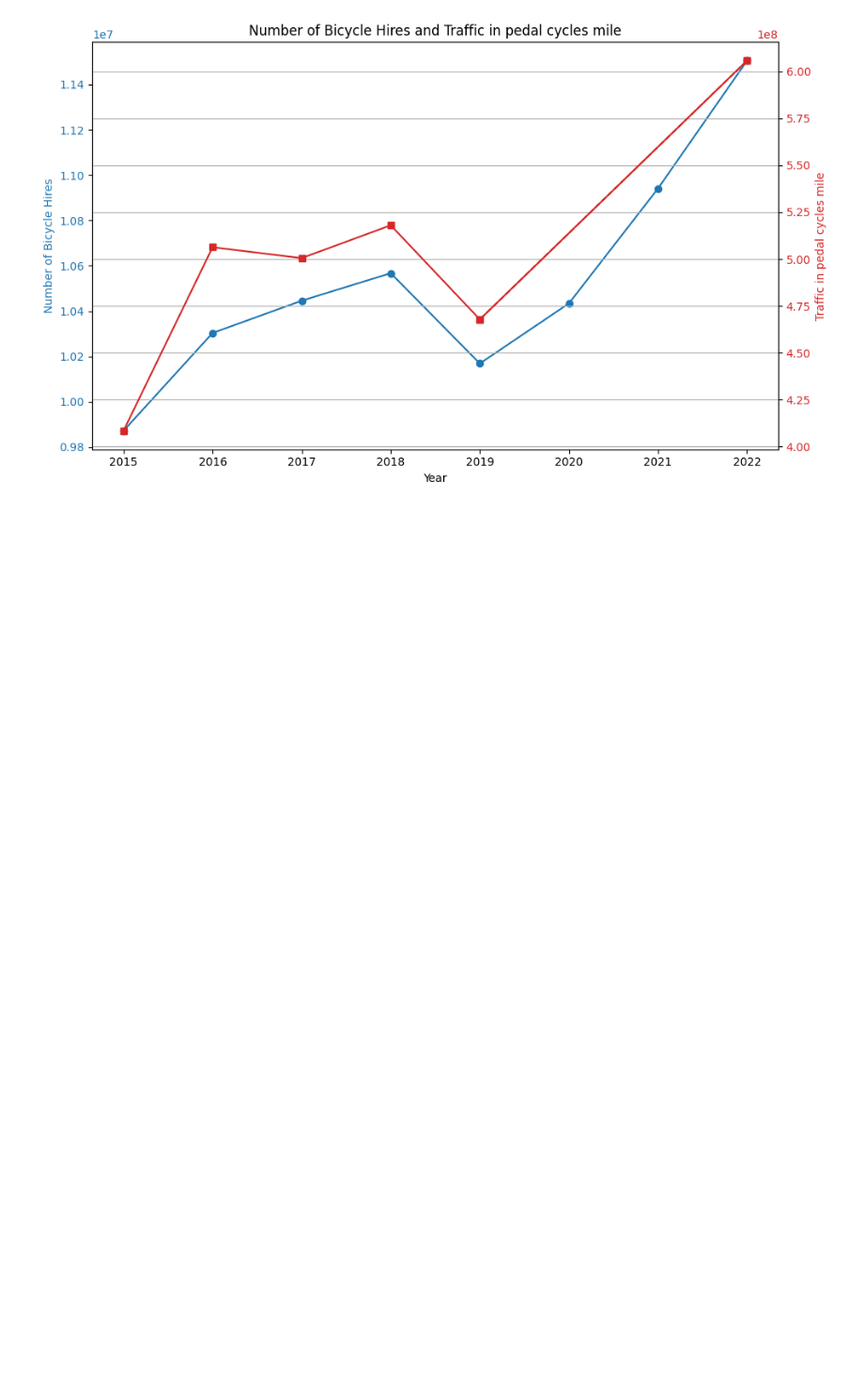
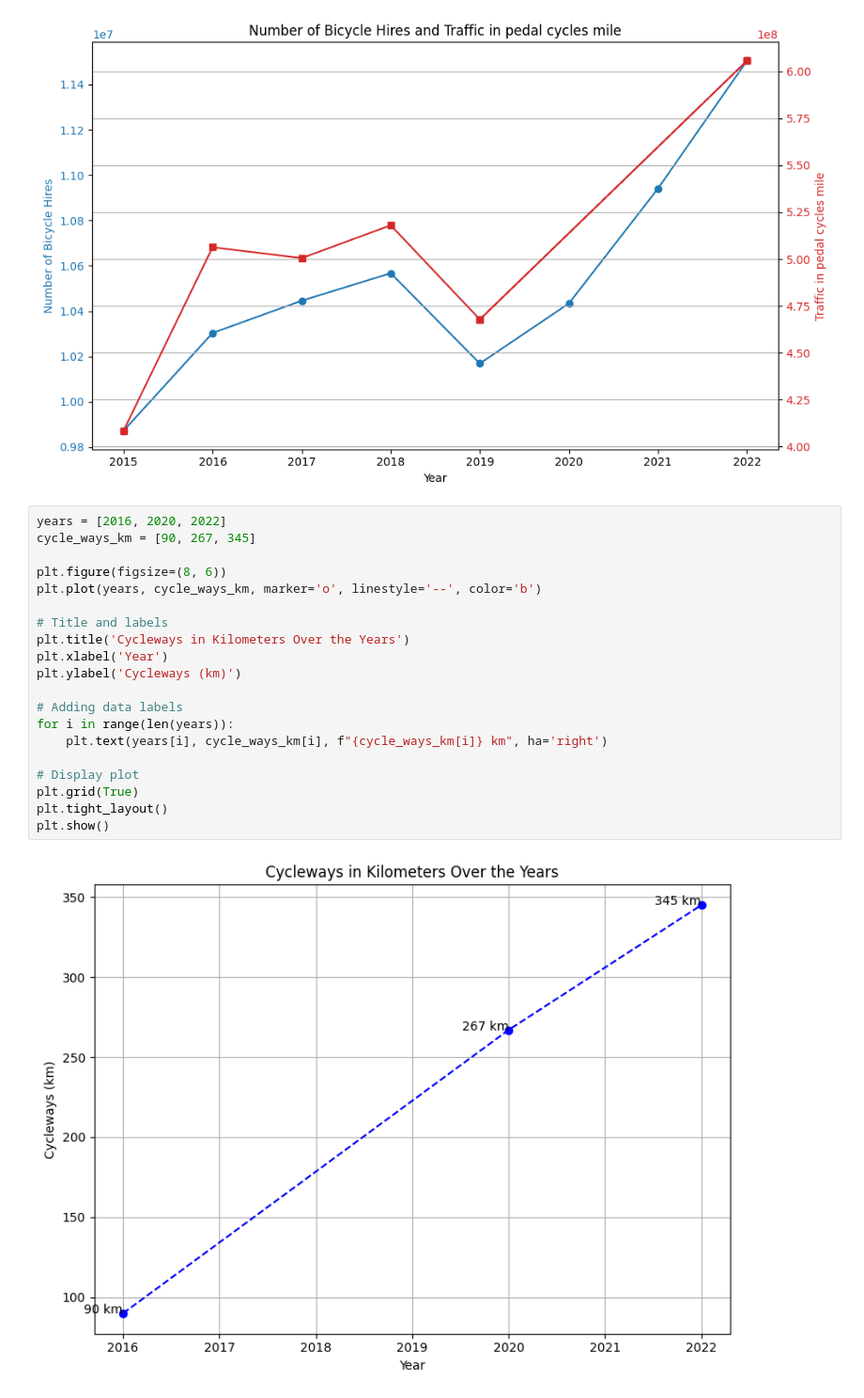
Before and after one commit to sokimura39/CUSP_Data_Dive, a Jupyter notebook: tfl_cyclehires.ipynb, the cells around one changed output. Shown at 94% size. Drawn from its saved outputs; the diff is of its cells as text; blank space fills up the shorter version.

```diff
--- a/tfl_cyclehires.ipynb
+++ b/tfl_cyclehires.ipynb
@@ -133,3 +128,25 @@ plt.tight_layout()
 plt.show()
 # %% [output]
 [figure]
+# %%
+years = [2016, 2020, 2022]
+cycle_ways_km = [90, 267, 345]
+
+plt.figure(figsize=(8, 6))
+plt.plot(years, cycle_ways_km, marker='o', linestyle='--', color='b')
+
+# Title and labels
+plt.title('Cycleways in Kilometers Over the Years')
+plt.xlabel('Year')
+plt.ylabel('Cycleways (km)')
+
+# Adding data labels
+for i in range(len(years)):
+    plt.text(years[i], cycle_ways_km[i], f"{cycle_ways_km[i]} km", ha='right')
+
+# Display plot
+plt.grid(True)
+plt.tight_layout()
+plt.show()
+# %% [output]
+[figure, added]
```
Also changed, not shown: parts of 1 cell of this notebook.
